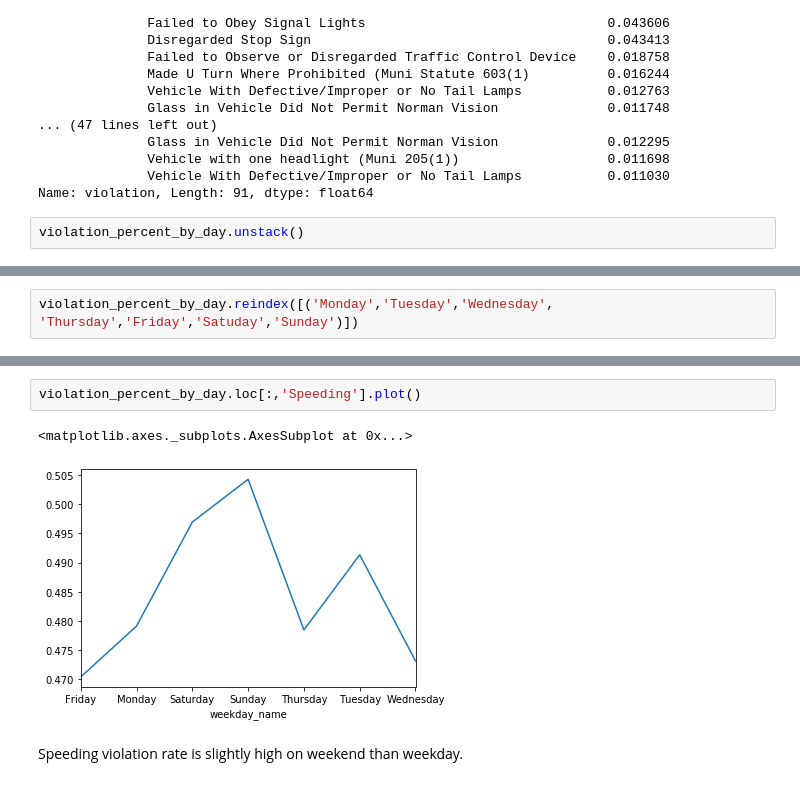
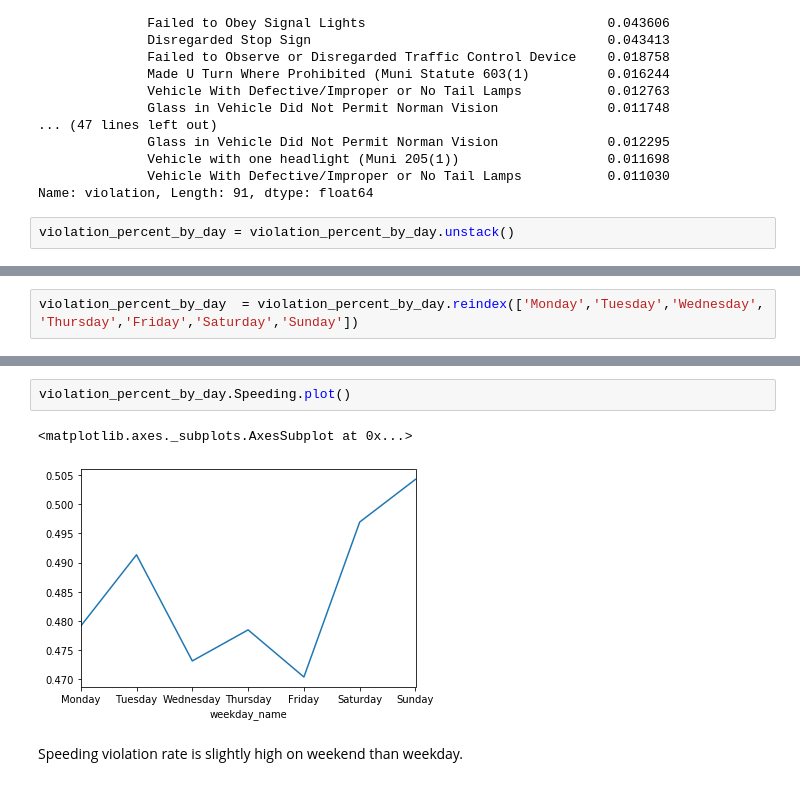
Before and after one commit to Happydogs/Aurora_Policing_Project, a Jupyter notebook: Aurora_Policing_Project.ipynb, the cells around one changed output, grey strips where cells are left out. Cells and saved outputs as stored; diff of their text form.

```diff
--- a/Aurora_Policing_Project.ipynb
+++ b/Aurora_Policing_Project.ipynb
@@ -1373,4 +1435,4 @@ Friday        Speeding                                                   0.47038
               Vehicle With Defective/Improper or No Tail Lamps           0.011030
 Name: violation, Length: 91, dtype: float64
 # %%
-violation_percent_by_day.unstack()
+violation_percent_by_day = violation_percent_by_day.unstack()
@@ -1392,2 +1462,2 @@ pandas.core.series.Series
 # %%
-violation_percent_by_day.reindex([('Monday','Tuesday','Wednesday', 'Thursday','Friday','Satuday','Sunday')])
+violation_percent_by_day  = violation_percent_by_day.reindex(['Monday','Tuesday','Wednesday', 'Thursday','Friday','Saturday','Sunday'])
@@ -1397,8 +1476,8 @@ Name: violation, dtype: float64
 # %%
-violation_percent_by_day.loc[:,'Speeding'].plot()
+violation_percent_by_day.Speeding.plot()
 # %% [output]
 <matplotlib.axes._subplots.AxesSubplot at 0x...>
-[figure, old version]
+[figure, new version]
 # %% [markdown]
 Speeding violation rate is slightly high on weekend than weekday.
 # %% [markdown]
```
Also changed, not shown: parts of 129 cells of this notebook.
